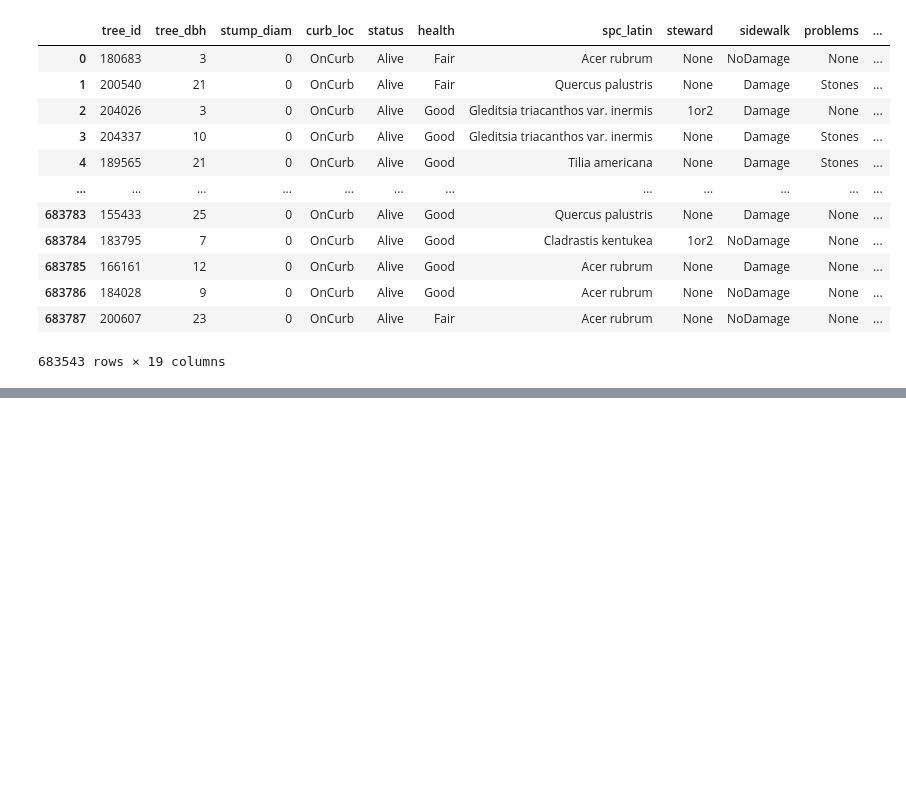
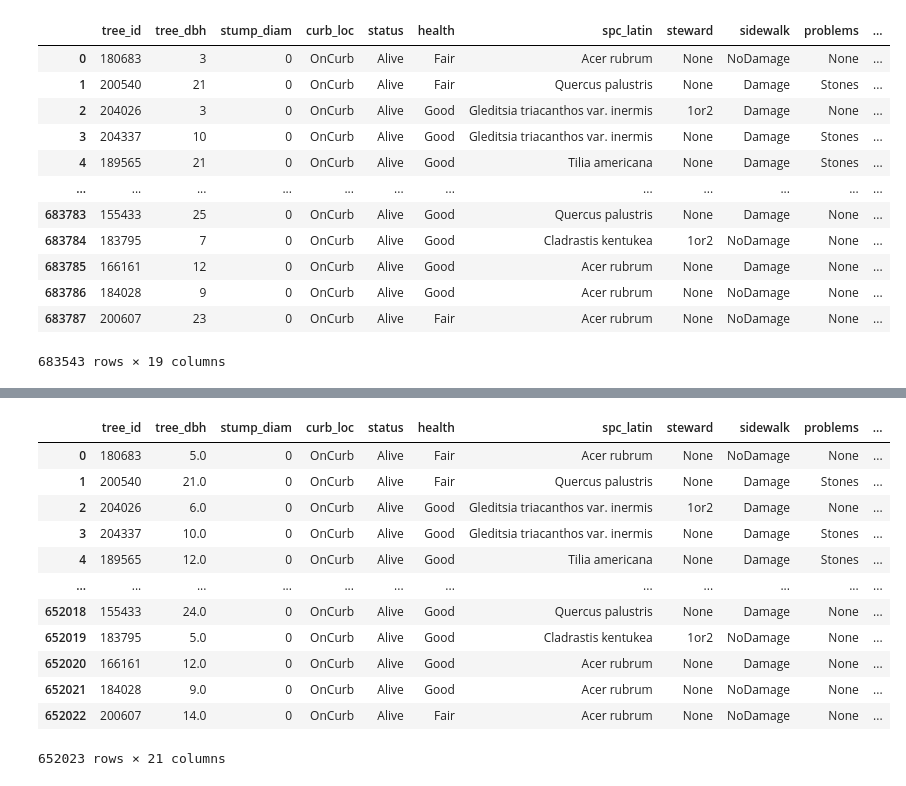
Before and after one commit to Cyrine-afk/Trees-Data, a Jupyter notebook: Data Cleaning & Exploration.ipynb, the cells around one changed output, grey strips where cells are left out. Cells and saved outputs as stored; diff of their text form; code cells hidden in the pictures; blank space fills up the shorter version.

```diff
--- a/Data Cleaning & Exploration.ipynb
+++ b/Data Cleaning & Exploration.ipynb
@@ -405,0 +423,22 @@ tree_census_subset_alive.groupby('spc_latin')['tree_dbh'].describe()
+# %%
+mask2 = tree_census_subset_alive['tree_dbh']<tree_census_subset_alive['25%']
+tree_census_subset_alive.loc[mask2 , 'tree_dbh']=tree_census_subset_alive['25%']
+
+mask3 = tree_census_subset_alive['tree_dbh']>tree_census_subset_alive['75%']
+tree_census_subset_alive.loc[mask3 , 'tree_dbh']=tree_census_subset_alive['75%']
+
+tree_census_subset_alive
+# %% [output]
+|  | tree_id | tree_dbh | stump_diam | curb_loc | status | health | spc_latin | steward | sidewalk | problems | ... |
+| 0 | 180683 | 5.0 | 0 | OnCurb | Alive | Fair | Acer rubrum | None | NoDamage | None | ... |
+| 1 | 200540 | 21.0 | 0 | OnCurb | Alive | Fair | Quercus palustris | None | Damage | Stones | ... |
+| 2 | 204026 | 6.0 | 0 | OnCurb | Alive | Good | Gleditsia triacanthos var. inermis | 1or2 | Damage | None | ... |
+| 3 | 204337 | 10.0 | 0 | OnCurb | Alive | Good | Gleditsia triacanthos var. inermis | None | Damage | Stones | ... |
+| 4 | 189565 | 12.0 | 0 | OnCurb | Alive | Good | Tilia americana | None | Damage | Stones | ... |
+| ... | ... | ... | ... | ... | ... | ... | ... | ... | ... | ... | ... |
+| 652018 | 155433 | 24.0 | 0 | OnCurb | Alive | Good | Quercus palustris | None | Damage | None | ... |
+| 652019 | 183795 | 5.0 | 0 | OnCurb | Alive | Good | Cladrastis kentukea | 1or2 | NoDamage | None | ... |
+| 652020 | 166161 | 12.0 | 0 | OnCurb | Alive | Good | Acer rubrum | None | Damage | None | ... |
+| 652021 | 184028 | 9.0 | 0 | OnCurb | Alive | Good | Acer rubrum | None | NoDamage | None | ... |
+| 652022 | 200607 | 14.0 | 0 | OnCurb | Alive | Fair | Acer rubrum | None | NoDamage | None | ... |
+652023 rows × 21 columns
```
Also changed, not shown: parts of 2 cells of this notebook.
